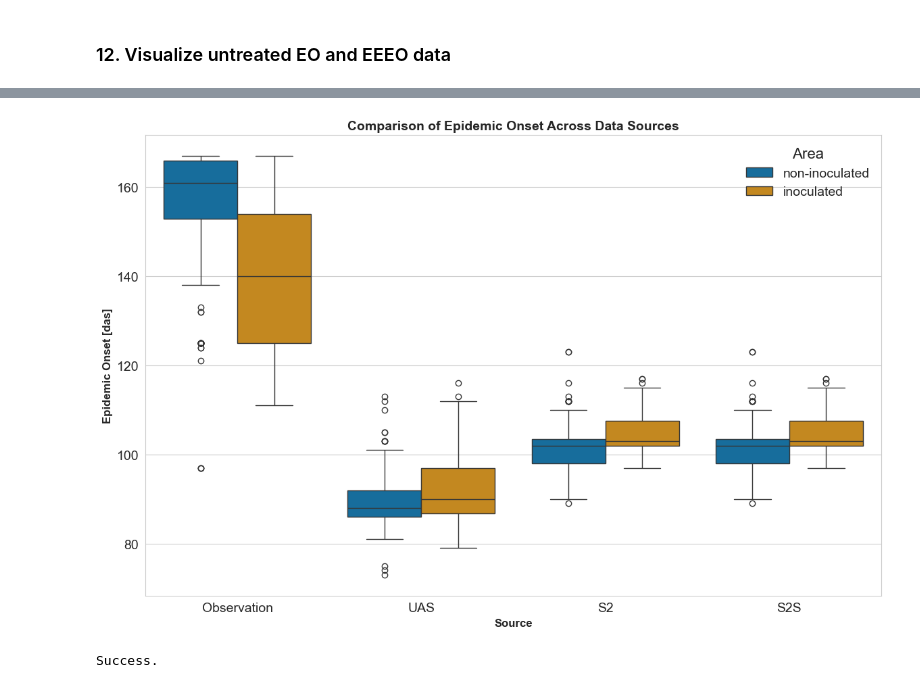
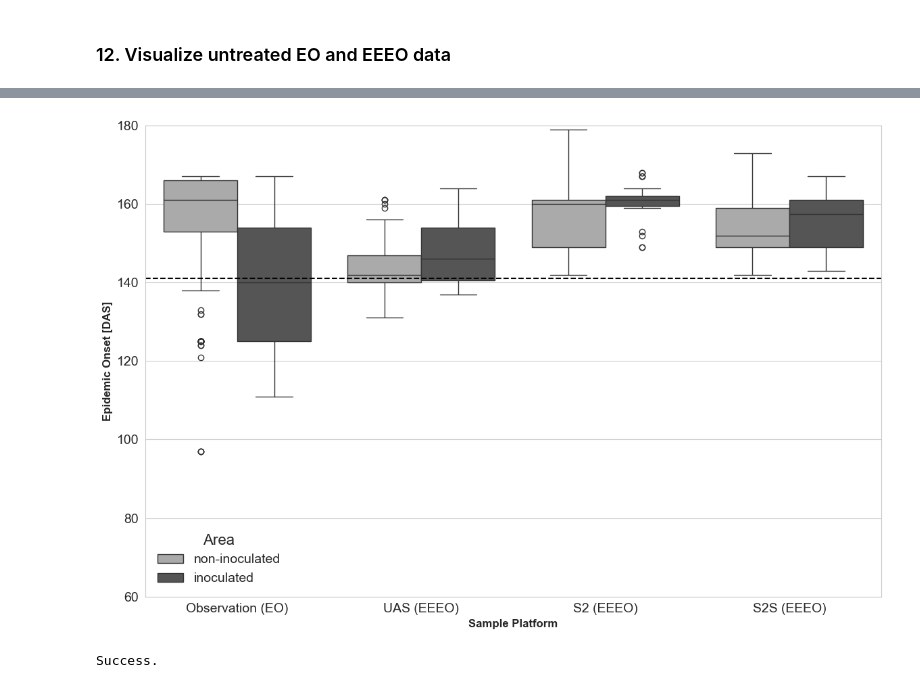
Before and after one commit to ReneHeim/cercospoRa_compendium, a Jupyter notebook: code/05_desc_stats_eo_cercospora.ipynb, the cells around one changed output, grey strips where cells are left out. Saved outputs shown, nothing was run; the diff lists cells and outputs as text; code cells hidden in the pictures.

```diff
--- a/code/05_desc_stats_eo_cercospora.ipynb
+++ b/code/05_desc_stats_eo_cercospora.ipynb
@@ -101,6 +84,8 @@ out = r"C:\Users\heim8\ownCloud\01_projects\cercospoRa_share\output"
 # %% [markdown]
 ### 2. Import raster and vector data
 # %%
+sus_level = "1"
+
 treated_ino = r"reproducibility_raw_data\20250504_treated_ino.gpkg"
 untreated_ino = r"reproducibility_raw_data\20250504_untreated_ino.gpkg"
 
@@ -108,11 +93,11 @@ treated_roi = r"reproducibility_raw_data\20250504_treated_roi_diff.gpkg"
 untreated_roi = r"reproducibility_raw_data\20250504_untreated_roi_diff.gpkg"
 
 # Load the raster file
-raster_s2 = r"output\Predicted_epidemic_onset\S2\Ep_onset_8.tif"  # Replace with your raster file
-raster_s2s = r"output\Predicted_epidemic_onset\S2\Ep_onset_8.tif"
-raster_uav = r"output\Predicted_epidemic_onset\UAV\Ep_onset_8.tif"
+raster_s2 = Path(f"output/Predicted_epidemic_onset/S2/Ep_onset_{sus_level}.tif")  # Replace with your raster file
+raster_s2s = Path(f"output/Predicted_epidemic_onset/S2_superresolution/Ep_onset_{sus_level}.tif")
+raster_uav = Path(f"output/Predicted_epidemic_onset/UAV/Ep_onset_{sus_level}.tif")
 
-observed = r"output\Ep_onset_observed_new.tif"
+observed = r"reproducibility_raw_data\Ep_onset_observed_new.tif"
 
 
 # Load the polygon layers
@@ -818,27 +830,31 @@ plt.show()
 # %%
 import pandas as pd
 import seaborn as sns
 import matplotlib.pyplot as plt
 
 # Combine all datasets into one DataFrame with a 'source' column
 df_combined = pd.concat([
-    df_obs.assign(source='Observation'),
-    df_uas.assign(source='UAS'),
-    df_s2.assign(source='S2'),
-    df_s2s.assign(source='S2S')
+    df_obs.assign(source='Observation (EO)'),
+    df_uas.assign(source='UAS (EEEO)'),
+    df_s2.assign(source='S2 (EEEO)'),
+    df_s2s.assign(source='S2S (EEEO)')
 ])
 
 # Create a boxplot comparing epidemic onset (das) by source and area
 plt.figure(figsize=(12, 8))
-sns.boxplot(data=df_combined, x='source', y='das', hue='area', palette=area_colors)
-plt.xlabel('Source', fontsize=12, fontweight='bold')
-plt.ylabel('Epidemic Onset [das]', fontsize=12, fontweight='bold')
-plt.title('Comparison of Epidemic Onset Across Data Sources', fontsize=14, fontweight='bold')
+sns.boxplot(data=df_combined, x='source', y='das', hue='area', palette="binary")
+plt.axhline(y=141, color='black', linestyle='--')
+plt.ylim(60, 180)
+plt.xlabel('Sample Platform', fontsize=12, fontweight='bold')
+plt.ylabel('Epidemic Onset [DAS]', fontsize=12, fontweight='bold')
+plt.title('', fontsize=14, fontweight='bold')
 plt.legend(title='Area', frameon=False)
 plt.tight_layout()
+
+plt.savefig(os.path.join(out, f"{current_date}_boxplot_eo_cercospoRa_sus{sus_level}.png"), dpi=600, bbox_inches='tight')
 plt.show()
 # %% [output]
-[figure, old version]
+[figure, new version]
 # %%
 print("Success.")
 # %% [output]
```
Also changed, not shown: parts of 19 cells of this notebook, 5 other files.
